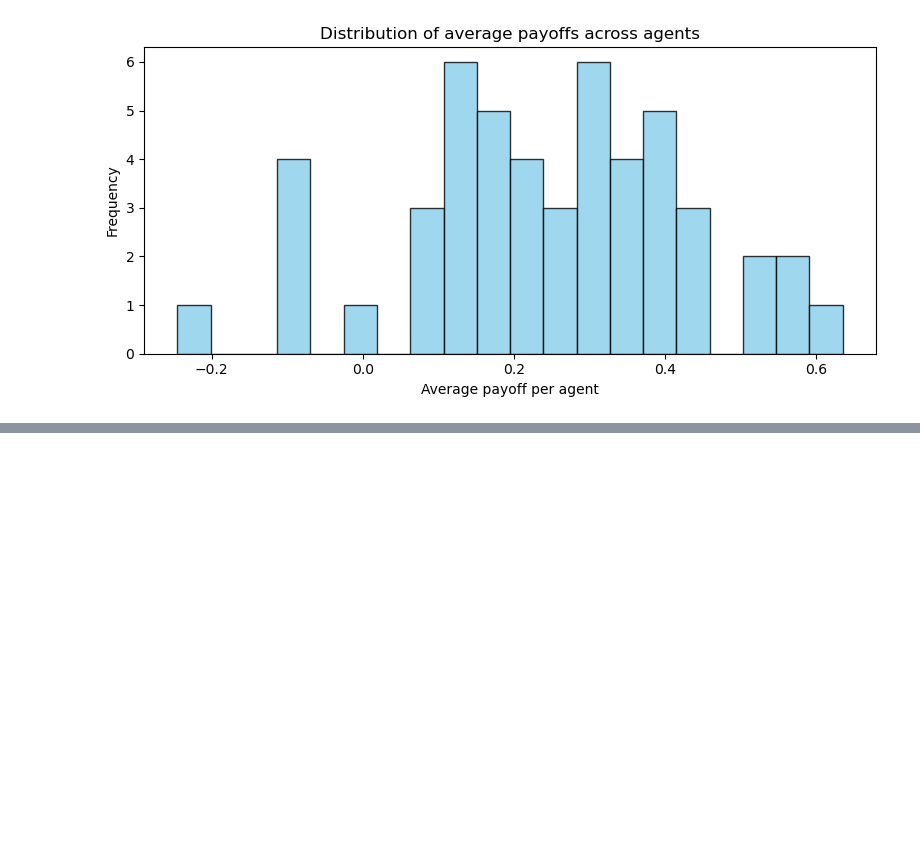
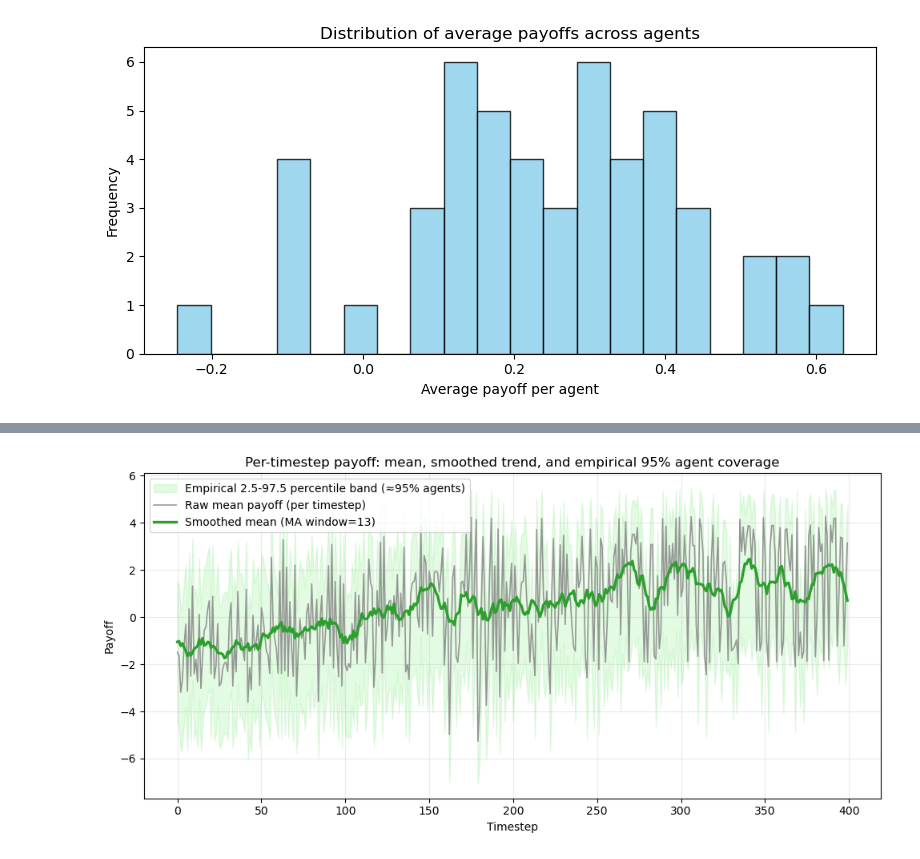
Before and after one commit to DragonsAreFuckingCool/discrete-probability-multi-agent-reinforcement-learning, a Jupyter notebook: discreateProbQLearning.ipynb, the cells around one changed output, grey strips where cells are left out. Cells and saved outputs as stored; diff of their text form; code cells hidden in the pictures; blank space fills up the shorter version.

```diff
--- a/discreateProbQLearning.ipynb
+++ b/discreateProbQLearning.ipynb
@@ -483,0 +486,55 @@ plt.show()
+# %%
+
+
+# ---------------- parameters ----------------
+smooth_window = 13        # moving average window for the mean trend (odd recommended)
+percentile_lower = 2.5   # lower percentile for the coverage band
+percentile_upper = 97.5  # upper percentile for the coverage band
+# --------------------------------------------
+
+# Use results from your run
+all_payoffs = np.array(res["all_payoffs"])   # shape (T, N)
+T, N = all_payoffs.shape
+
+# 1) Compute raw per-timestep stats
+mean_ts = all_payoffs.mean(axis=1)                     # mean across agents at each t (shape T,)
+p_lower_ts = np.percentile(all_payoffs, percentile_lower, axis=1)  # 2.5th percentile per t
+p_upper_ts = np.percentile(all_payoffs, percentile_upper, axis=1)  # 97.5th percentile per t
+median_ts = np.median(all_payoffs, axis=1)
+
+# 2) Moving-average smoothing of the mean only (for trend)
+def moving_average(x, w):
+    if w <= 1:
+        return x.copy()
+    kernel = np.ones(w) / w
+    # 'same' keeps same length; edges are less smoothed
+    return np.convolve(x, kernel, mode='same')
+
+trend_mean = moving_average(mean_ts, smooth_window)
+
+# 3) Plot: mean (raw), smoothed trend, and empirical 95% coverage band
+t = np.arange(T)
+fig, ax = plt.subplots(figsize=(10, 5))
+
+# coverage band: this is the zone that contains ~95% of agents at each t
+ax.fill_between(t, p_lower_ts, p_upper_ts, color='lightgreen', alpha=0.25,
+                label=f'Empirical {percentile_lower:.1f}-{percentile_upper:.1f} percentile band (≈95% agents)')
+
+# raw mean (thin, slightly transparent)
+ax.plot(t, mean_ts, color='gray', linewidth=1.2, alpha=0.8, label='Raw mean payoff (per timestep)')
+
+# smoothed trend (bold)
+ax.plot(t, trend_mean, color='tab:green', linewidth=2.4, label=f'Smoothed mean (MA window={smooth_window})')
+
+# optional: median line for robustness
+#ax.plot(t, median_ts, color='darkgray', linewidth=1.2, linestyle='--', alpha=0.9, label='Median payoff')
+
+ax.set_xlabel('Timestep')
+ax.set_ylabel('Payoff')
+ax.set_title('Per-timestep payoff: mean, smoothed trend, and empirical 95% agent coverage')
+ax.legend(loc='upper left')
+ax.grid(alpha=0.25)
+plt.tight_layout()
+plt.show()
+# %% [output]
+[figure, added]
```
Also changed, not shown: parts of 4 cells of this notebook.
